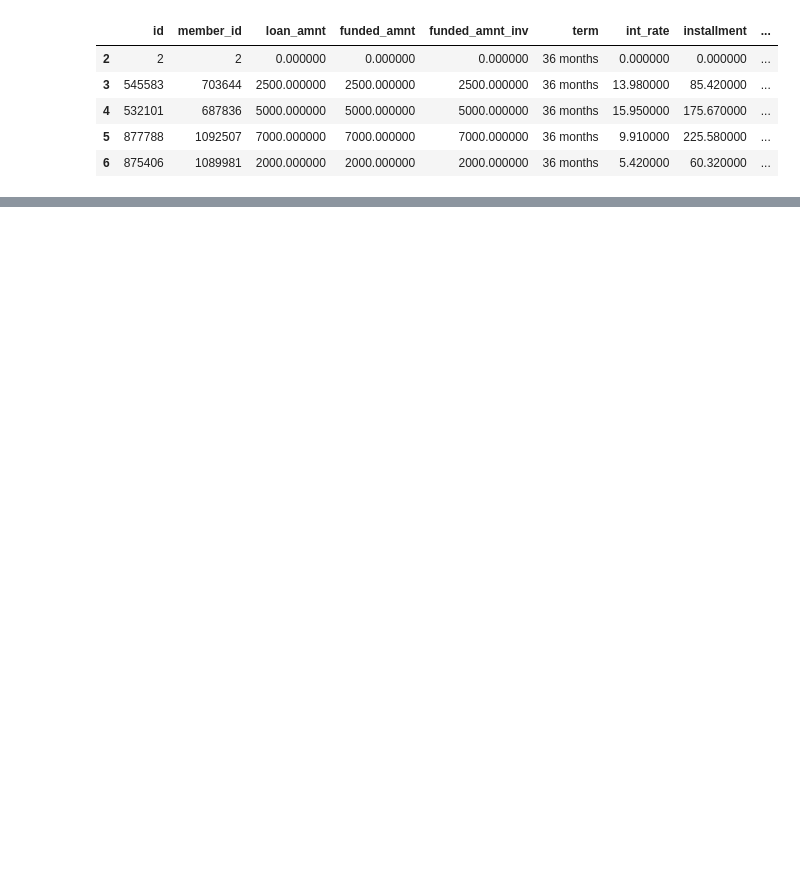
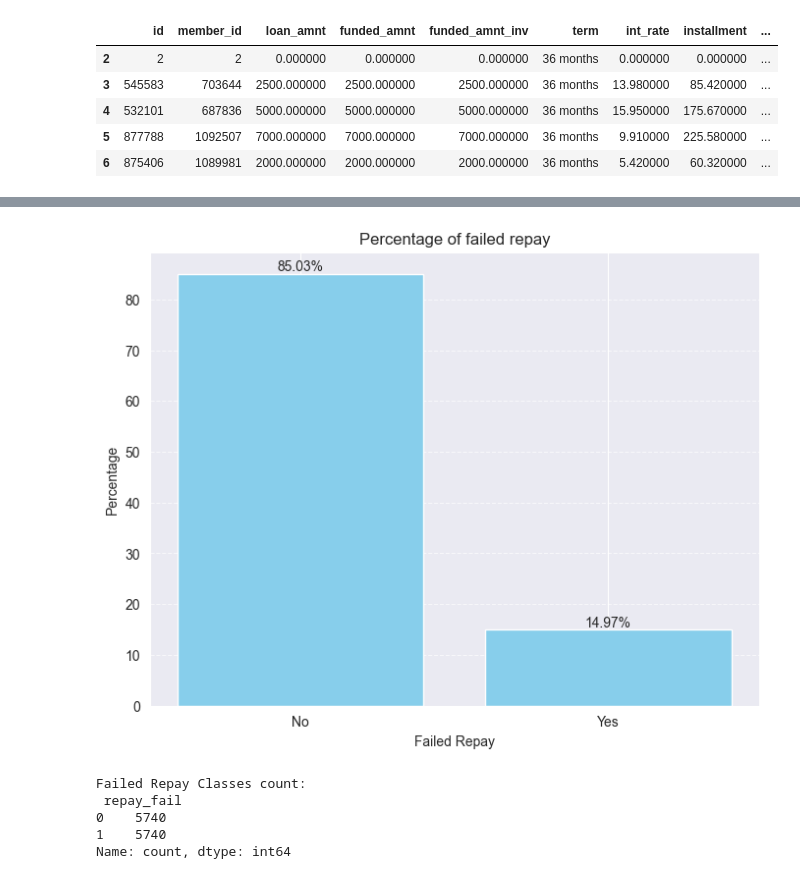
Before and after one commit to faresmohamed260/School-Work, a Jupyter notebook: Neural Networks/Project_2/Loan Defaults Prediction.ipynb, the cells around one changed output, grey strips where cells are left out. Drawn from its saved outputs; the diff is of its cells as text; code cells hidden in the pictures; blank space fills up the shorter version.

```diff
--- a/Neural Networks/Project_2/Loan Defaults Prediction.ipynb
+++ b/Neural Networks/Project_2/Loan Defaults Prediction.ipynb
@@ -62,18 +284,3 @@ Number of rows: 37359
 # %%
 # Removing Duplicates
 df.drop_duplicates(inplace=True)
-# %%
-# Handing outliers using interquartile range mask
-numeric_columns = df.select_dtypes(include='number')
-Q1 = numeric_columns.quantile(0.25)
-Q3 = numeric_columns.quantile(0.75)
-IQR = Q3 - Q1
-lower_bound = Q1 - 1.5 * IQR
-upper_bound = Q3 + 1.5 * IQR
-
-lower_outliers = (numeric_columns < lower_bound)
-upper_outliers = (numeric_columns > upper_bound)
-outliers_mask = lower_outliers | upper_outliers
-df = df[~outliers_mask.any(axis=1)]
-
-print(f"Number of rows: {df.shape[0]}")
@@ -157,0 +309,5 @@ for col in categorical_columns:
+# %%
+# Apply one-hot encoding to the selected columns
+df = pd.get_dummies(df, columns=[col for col in categorical_columns if df[col].nunique() <= 50], drop_first=True)
+
+print("Shape of encoded DataFrame:", df.shape)
@@ -157,0 +328,37 @@ for col in categorical_columns:
+# %%
+# Check for imbalanced in class distribution
+repay_fail_counts = df['repay_fail'].value_counts()
+
+total_count = repay_fail_counts.sum()
+percentage = (repay_fail_counts / total_count) * 100
+
+plt.figure(figsize=(8, 6))
+bars = plt.bar(percentage.index, percentage.values, color='skyblue')
+
+for bar in bars:
+    height = bar.get_height()
+    plt.text(bar.get_x() + bar.get_width() / 2.0, height, f'{height:.2f}%', ha='center', va='bottom')
+
+plt.title('Percentage of failed repay')
+plt.xlabel('Failed Repay')
+plt.ylabel('Percentage')
+plt.xticks([0, 1], ['No', 'Yes'])
+plt.grid(axis='y', linestyle='--', alpha=0.7)
+plt.show()
+# %% [output]
+[figure, added]
+# %%
+# Resampling classes to balance the data
+majority_class = df[df['repay_fail'] == 0]
+minority_class = df[df['repay_fail'] == 1]
+
+downsampled_majority = resample(majority_class, replace=False, n_samples=len(minority_class), random_state=42)
+df = pd.concat([downsampled_majority, minority_class])
+
+print('Failed Repay Classes count:\n', df['repay_fail'].value_counts())
+# %% [output]
+Failed Repay Classes count:
+ repay_fail
+0    5740
+1    5740
+Name: count, dtype: int64
```
Also changed, not shown: parts of 21 cells of this notebook.
